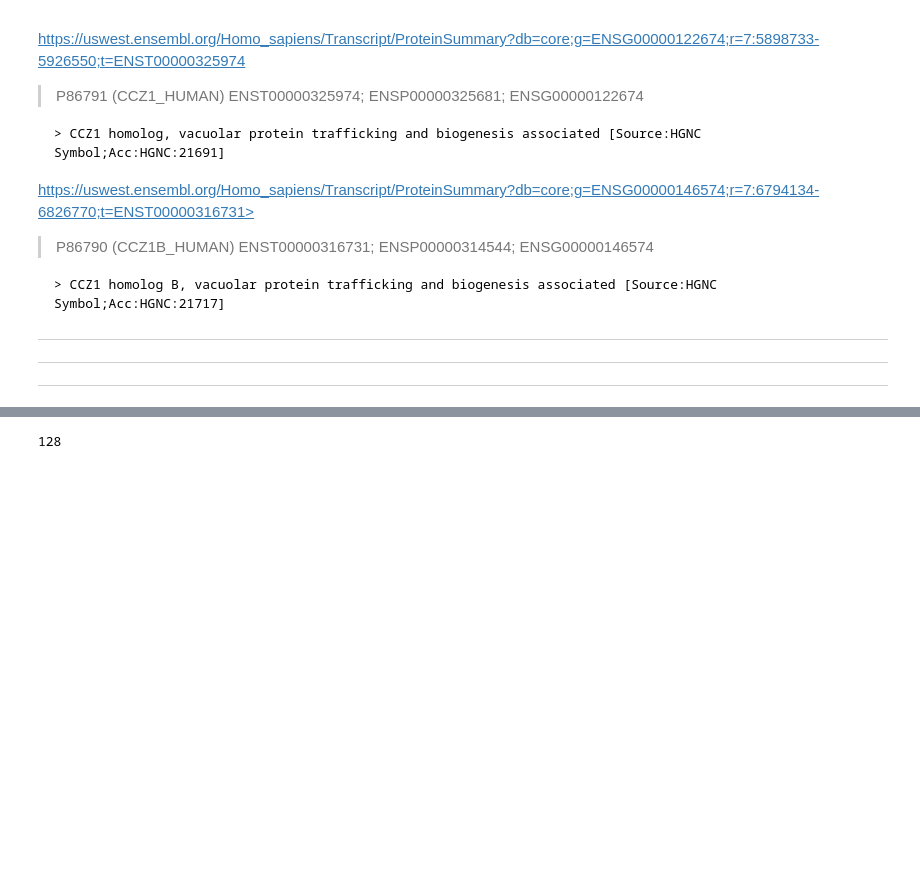
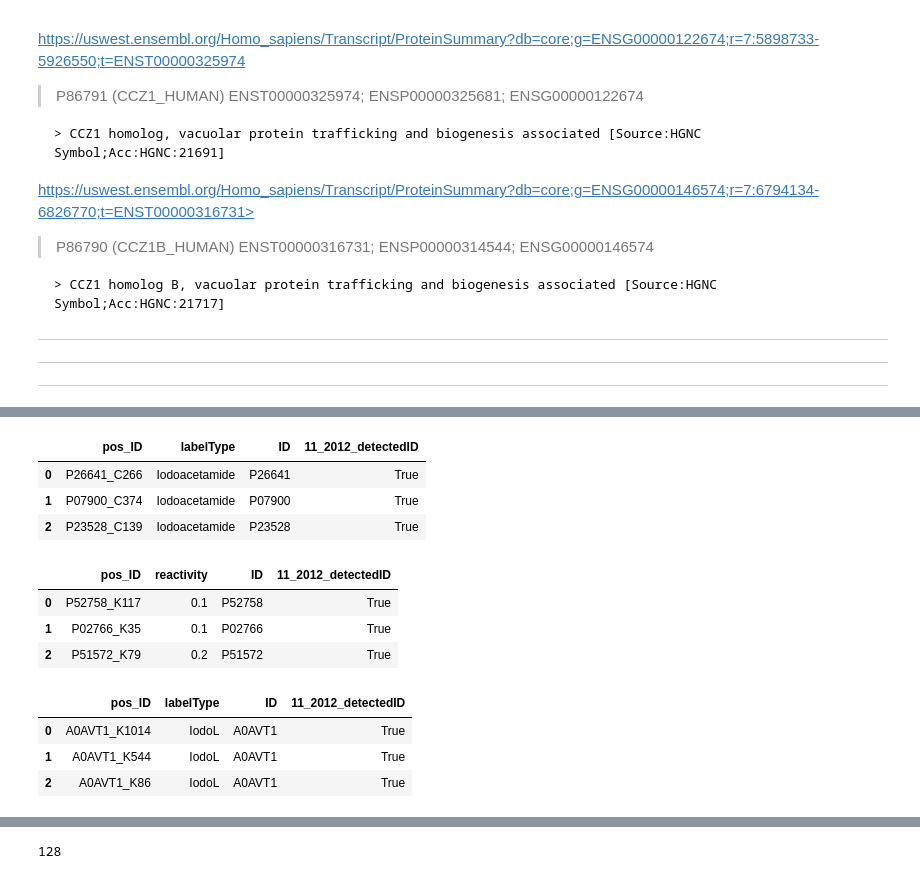
Before and after one commit to Mfpfox/MAPPING, a Jupyter notebook: A19_11_05_Nature2012_CysLys_mapped_2018UKB.ipynb, the cells around one changed output, grey strips where cells are left out. Saved outputs shown, nothing was run; the diff lists cells and outputs as text; code cells hidden in the pictures; blank space fills up the shorter version.

```diff
--- a/A19_08_26_Nature2012_CKpos_2018_update.ipynb
+++ b/A19_11_05_Nature2012_CysLys_mapped_2018UKB.ipynb
@@ -452,0 +475,4 @@ print(len(all2018))
+# %%
+# 2012 cys pan group
+cpant = split_ID(Cpan, 'pos_ID')
+cpant.head(3)
@@ -452,0 +533,24 @@ print(len(all2018))
+# %%
+Cpan.to_csv("CYS_pantarget_11_2012IDs_6157.csv", index=False)
+Cpan.head(3)
+# %% [output]
+|  | pos_ID | labelType | ID | 11_2012_detectedID |
+| 0 | P26641_C266 | Iodoacetamide | P26641 | True |
+| 1 | P07900_C374 | Iodoacetamide | P07900 | True |
+| 2 | P23528_C139 | Iodoacetamide | P23528 | True |
+# %%
+Krea.to_csv("LYS_reactivity_11_2012IDs_4576.csv", index=False)
+Krea.head(3)
+# %% [output]
+|  | pos_ID | reactivity | ID | 11_2012_detectedID |
+| 0 | P52758_K117 | 0.1 | P52758 | True |
+| 1 | P02766_K35 | 0.1 | P02766 | True |
+| 2 | P51572_K79 | 0.2 | P51572 | True |
+# %%
+Kpan.to_csv("LYS_pantarget_11_2012IDs_8350.csv", index=False)
+Kpan.head(3)
+# %% [output]
+|  | pos_ID | labelType | ID | 11_2012_detectedID |
+| 0 | A0AVT1_K1014 | IodoL | A0AVT1 | True |
+| 1 | A0AVT1_K544 | IodoL | A0AVT1 | True |
+| 2 | A0AVT1_K86 | IodoL | A0AVT1 | True |
```
Also changed, not shown: parts of 98 cells of this notebook.
